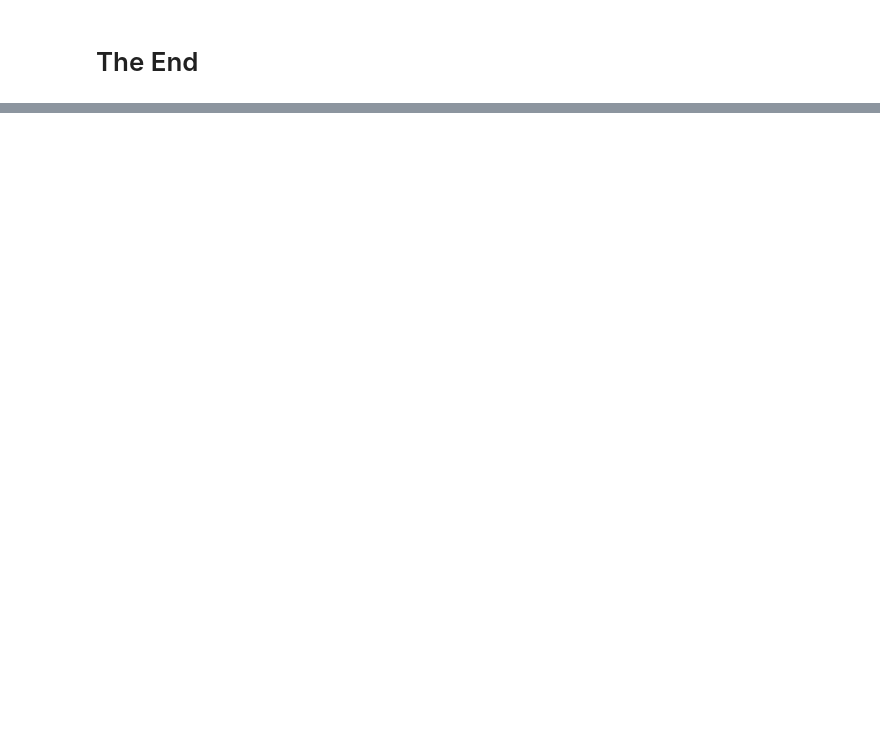
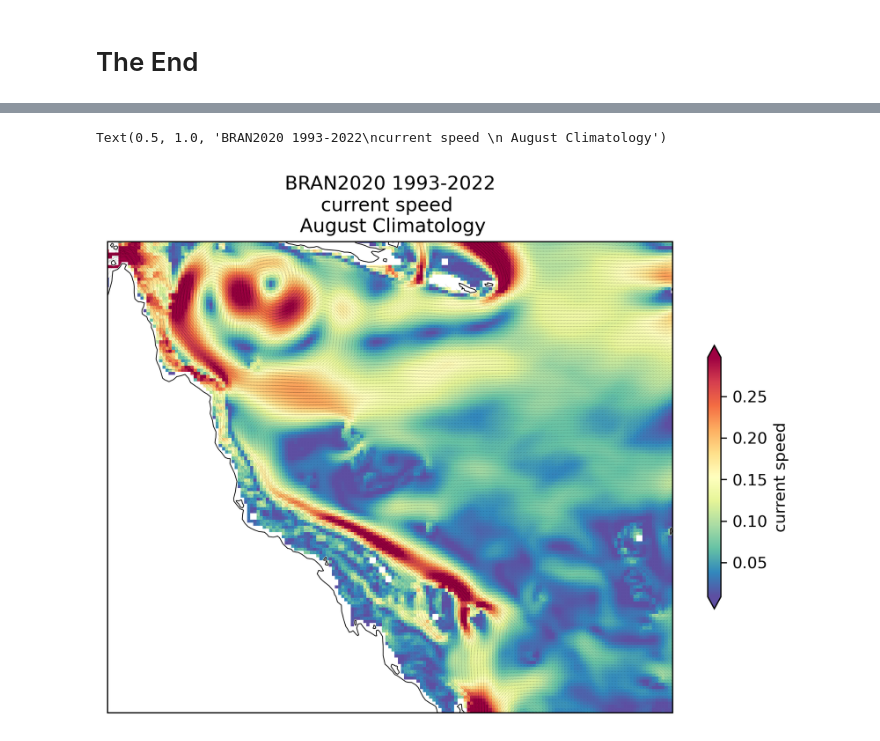
Before and after one commit to Thomas-Moore-Creative/BRAN2020-intake-catalog, a Jupyter notebook: notebooks/BRAN2020-catalog-demo.ipynb, the cells around one changed output, grey strips where cells are left out. Saved outputs shown, nothing was run; the diff lists cells and outputs as text; code cells hidden in the pictures; blank space fills up the shorter version.

Commit message:
finish BRAN2020 demo > #1

```diff
--- a/notebooks/BRAN2020-catalog-demo.ipynb
+++ b/notebooks/BRAN2020-catalog-demo.ipynb
@@ -408,0 +370,24 @@ client.shutdown()
+# %%
+#plot model data
+transform = ccrs.PlateCarree()
+cmap = 'Spectral_r'
+cbar_label='current speed'
+plot_data = speed
+
+###
+fig = plt.figure(num=None, figsize=(8, 6), dpi=300, facecolor='w', edgecolor='k')
+ax = plt.subplot(projection=ccrs.PlateCarree(180))
+ax.set_extent([142,160, -25, -10], ccrs.PlateCarree())
+ax.add_feature(cfeature.NaturalEarthFeature('physical', 'land', '50m', edgecolor='face', facecolor='white'))
+ax.coastlines('50m',linewidth=0.5,edgecolor='grey')
+plot_data.plot(transform=transform,cmap=cmap,cbar_kwargs={'label': cbar_label,'shrink':0.5},robust=True)
+
+#plot u/v vectors
+# Define the x and y coordinates
+x = clim_uv.xu_ocean
+y = clim_uv.yu_ocean
+ax.quiver(x.values,y.values,u.values,v.values,transform=transform, units='x', width=0.01, scale=0.7, headwidth=2,alpha=0.2)
+ax.set_title('BRAN2020 1993-2022\ncurrent speed \n August Climatology')
+# %% [output]
+Text(0.5, 1.0, 'BRAN2020 1993-2022\ncurrent speed \n August Climatology')
+[figure, new version]
```
Also changed, not shown: parts of 15 cells of this notebook.
